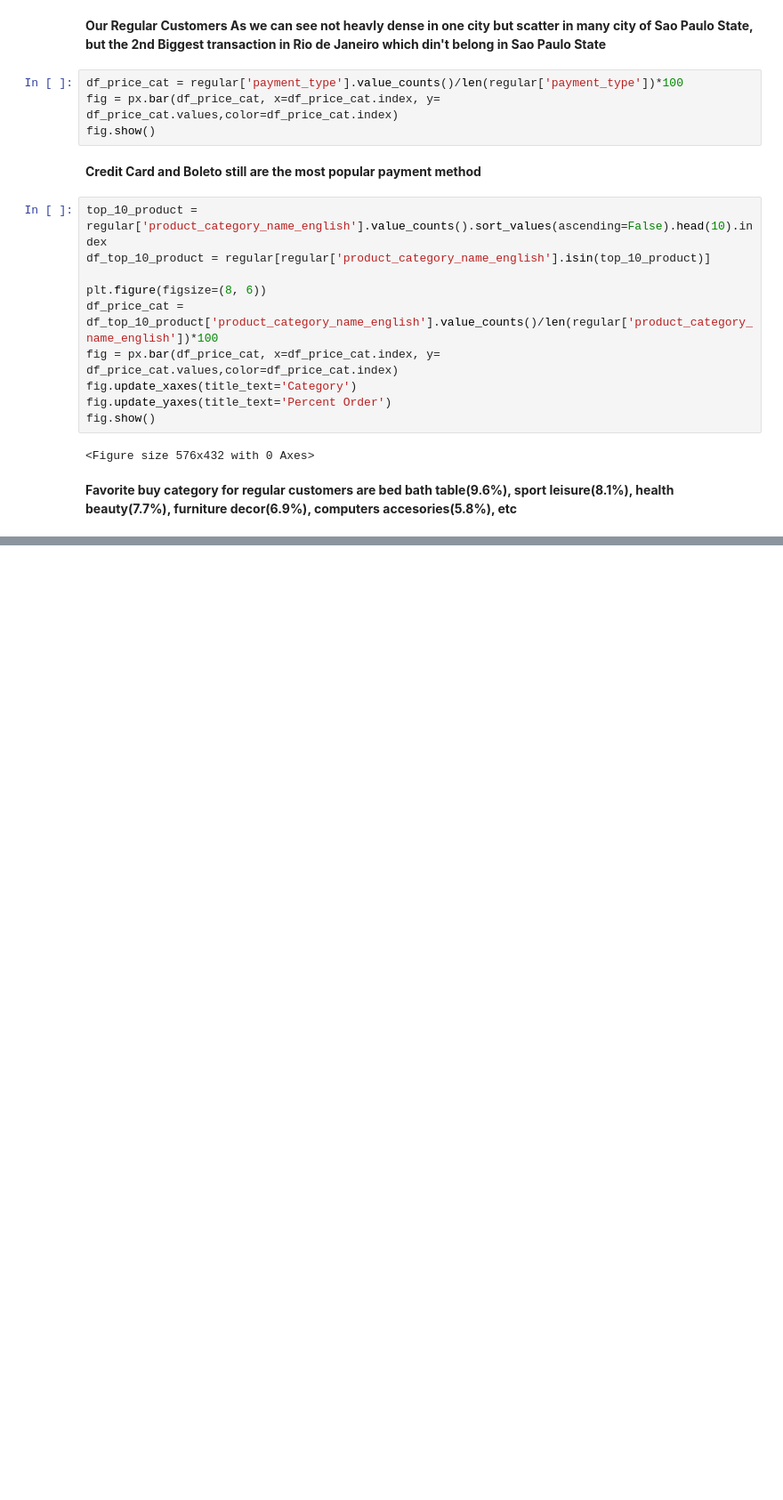
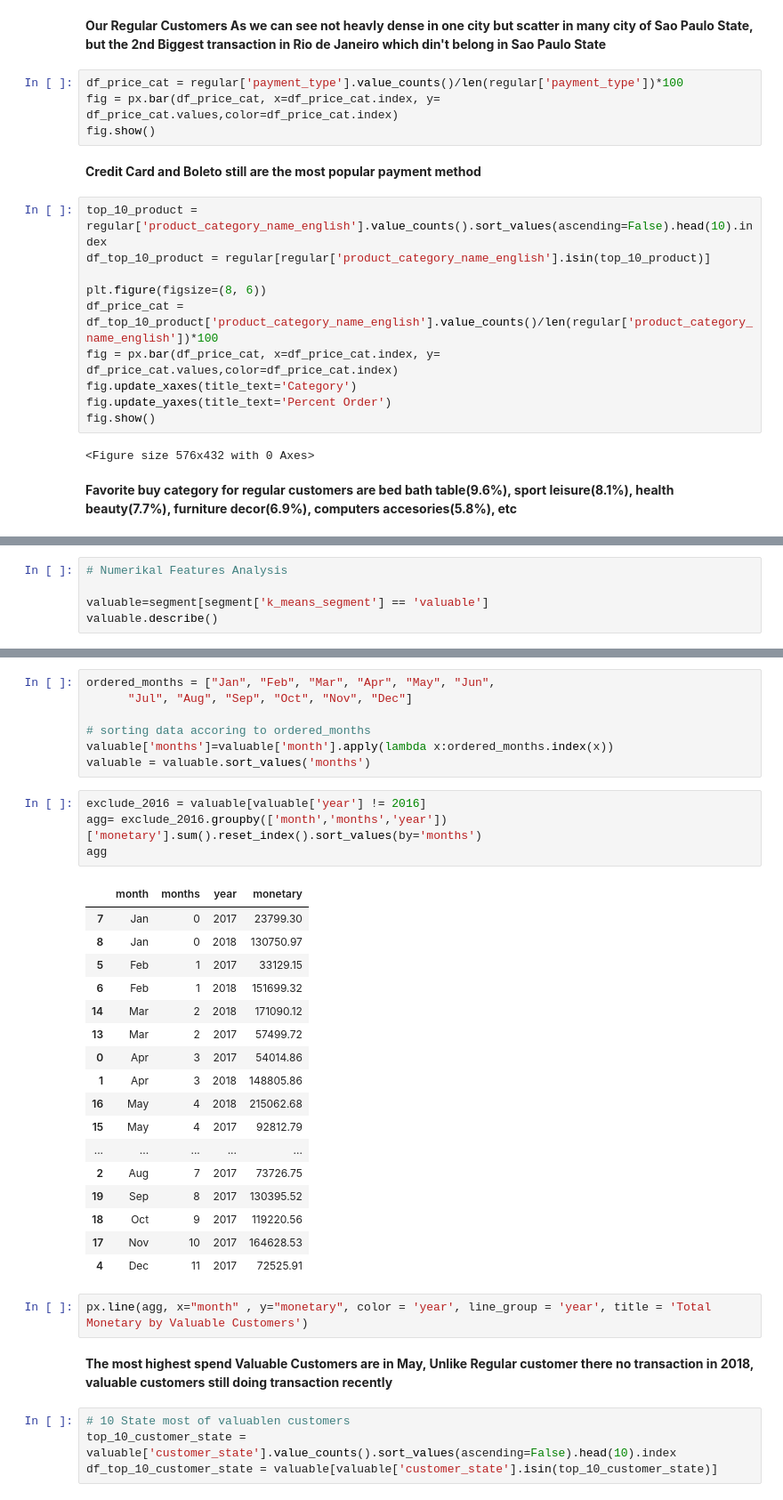
Before and after one commit to Faroja/Olist-Customers-Segementation, a Jupyter notebook: Analysis_Segmentation.ipynb, the cells around one changed output, grey strips where cells are left out. Shown at 89% size. Cells and saved outputs as stored; diff of their text form; blank space fills up the shorter version.

```diff
--- a/Analysis_Segmentation.ipynb
+++ b/Analysis_Segmentation.ipynb
@@ -562,0 +727,5 @@ fig.show()
+# %%
+# Numerikal Features Analysis
+
+valuable=segment[segment['k_means_segment'] == 'valuable']
+valuable.describe()
@@ -562,0 +780,37 @@ fig.show()
+# %%
+ordered_months = ["Jan", "Feb", "Mar", "Apr", "May", "Jun",
+      "Jul", "Aug", "Sep", "Oct", "Nov", "Dec"]
+
+# sorting data accoring to ordered_months
+valuable['months']=valuable['month'].apply(lambda x:ordered_months.index(x))
+valuable = valuable.sort_values('months')
+# %%
+exclude_2016 = valuable[valuable['year'] != 2016]
+agg= exclude_2016.groupby(['month','months','year'])['monetary'].sum().reset_index().sort_values(by='months')
+agg
+# %% [output]
+|  | month | months | year | monetary |
+| 7 | Jan | 0 | 2017 | 23799.30 |
+| 8 | Jan | 0 | 2018 | 130750.97 |
+| 5 | Feb | 1 | 2017 | 33129.15 |
+| 6 | Feb | 1 | 2018 | 151699.32 |
+| 14 | Mar | 2 | 2018 | 171090.12 |
+| 13 | Mar | 2 | 2017 | 57499.72 |
+| 0 | Apr | 3 | 2017 | 54014.86 |
+| 1 | Apr | 3 | 2018 | 148805.86 |
+| 16 | May | 4 | 2018 | 215062.68 |
+| 15 | May | 4 | 2017 | 92812.79 |
+| ... | ... | ... | ... | ... |
+| 2 | Aug | 7 | 2017 | 73726.75 |
+| 19 | Sep | 8 | 2017 | 130395.52 |
+| 18 | Oct | 9 | 2017 | 119220.56 |
+| 17 | Nov | 10 | 2017 | 164628.53 |
+| 4 | Dec | 11 | 2017 | 72525.91 |
+# %%
+px.line(agg, x="month" , y="monetary", color = 'year', line_group = 'year', title = 'Total Monetary by Valuable Customers')
+# %% [markdown]
+**The most highest spend Valuable Customers are in May, Unlike Regular customer there no transaction in 2018, valuable customers still doing transaction recently**
+# %%
+# 10 State most of valuablen customers
+top_10_customer_state = valuable['customer_state'].value_counts().sort_values(ascending=False).head(10).index
+df_top_10_customer_state = valuable[valuable['customer_state'].isin(top_10_customer_state)]
```
Also changed, not shown: parts of 47 cells of this notebook.
